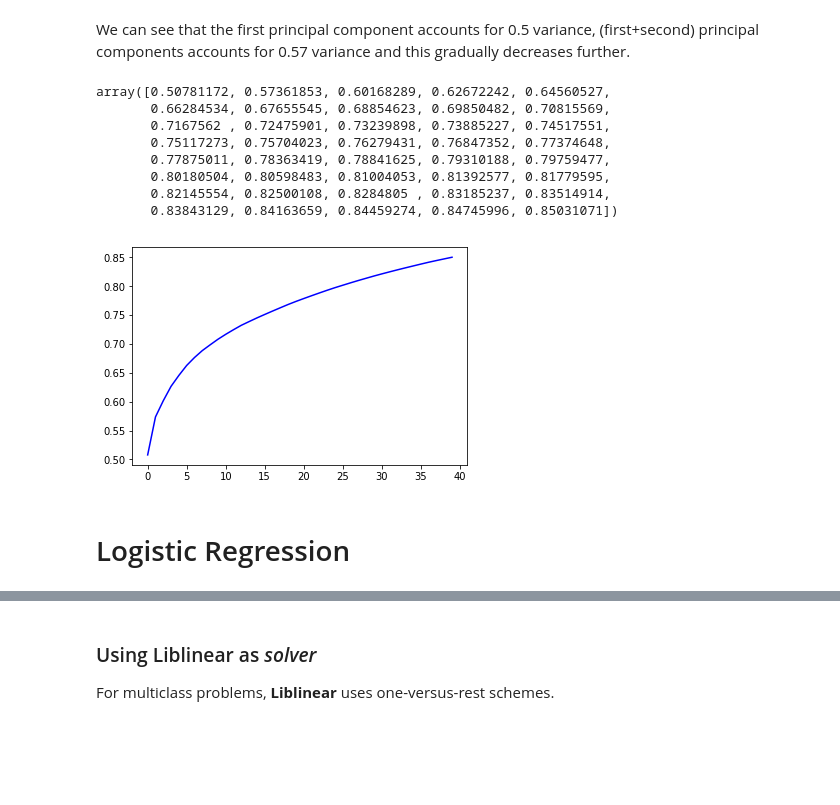
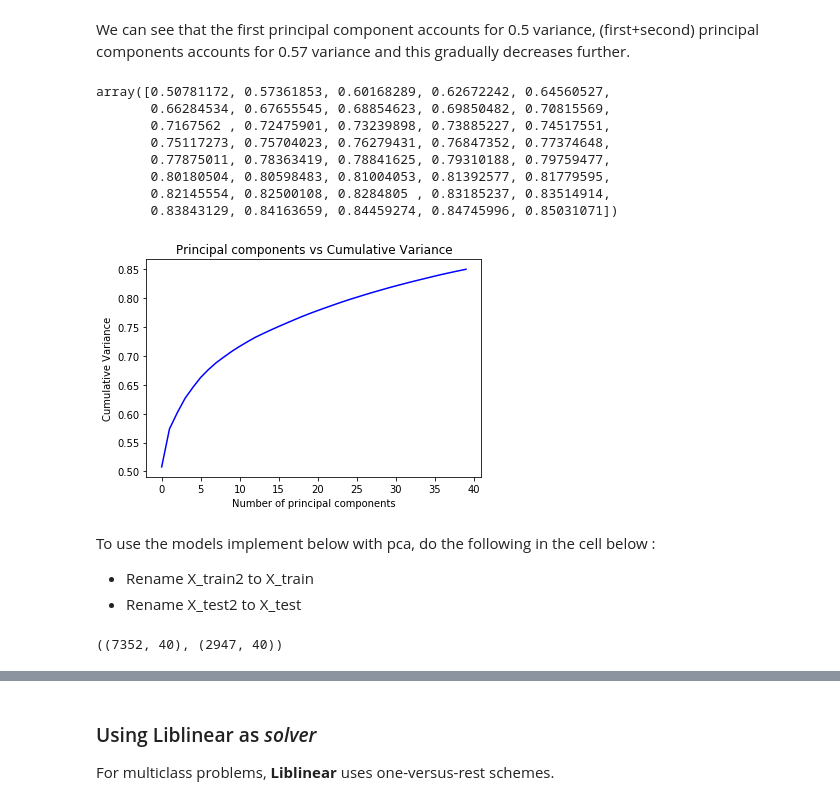
Before and after one commit to kuldeep725/Human-Activity, a Jupyter notebook: Human-Activity.ipynb, the cells around one changed output, grey strips where cells are left out. Saved outputs shown, nothing was run; the diff lists cells and outputs as text; code cells hidden in the pictures; blank space fills up the shorter version.

```diff
--- a/Human-Activity.ipynb
+++ b/Human-Activity.ipynb
@@ -62,23 +61,32 @@ We can see that the first principal component accounts for 0.5 variance, (first+
 # %%
 pca_csum = pca.explained_variance_ratio_.cumsum()
 display(pca_csum)
 pca_csum_list = []
 for i in range(len(pca_csum)) :
     pca_csum_list.append(pca_csum[i])
 plt.plot(pca_csum_list, 'b')
+plt.xlabel("Number of principal components")
+plt.ylabel("Cumulative Variance")
+plt.title("Principal components vs Cumulative Variance")
 plt.show()
 # %% [output]
 array([0.50781172, 0.57361853, 0.60168289, 0.62672242, 0.64560527,
        0.66284534, 0.67655545, 0.68854623, 0.69850482, 0.70815569,
        0.7167562 , 0.72475901, 0.73239898, 0.73885227, 0.74517551,
        0.75117273, 0.75704023, 0.76279431, 0.76847352, 0.77374648,
        0.77875011, 0.78363419, 0.78841625, 0.79310188, 0.79759477,
        0.80180504, 0.80598483, 0.81004053, 0.81392577, 0.81779595,
        0.82145554, 0.82500108, 0.8284805 , 0.83185237, 0.83514914,
        0.83843129, 0.84163659, 0.84459274, 0.84745996, 0.85031071])
-[figure, old version]
+[figure, new version]
+# %% [markdown]
+To use the models implement below with pca, do the following in the cell below :
+- Rename X_train2 to X_train
+- Rename X_test2 to X_test
 # %%
 stdScaler = StandardScaler()
-X_train = stdScaler.fit_transform(Xtrain_pca)
-X_test = stdScaler.transform(Xtest_pca)
-# X_train2.shape, X_test2.shape
+X_train2 = stdScaler.fit_transform(Xtrain_pca)
+X_test2 = stdScaler.transform(Xtest_pca)
+X_train2.shape, X_test2.shape
+# %% [output]
+((7352, 40), (2947, 40))
@@ -87,2 +92,0 @@ d=[0.001, 0.003, 0.006, 0.01,0.03,0.06,0.1,0.3,0.6, 1]
-# %% [markdown]
-# Logistic Regression
```
Also changed, not shown: parts of 16 cells of this notebook, 2 other files.
